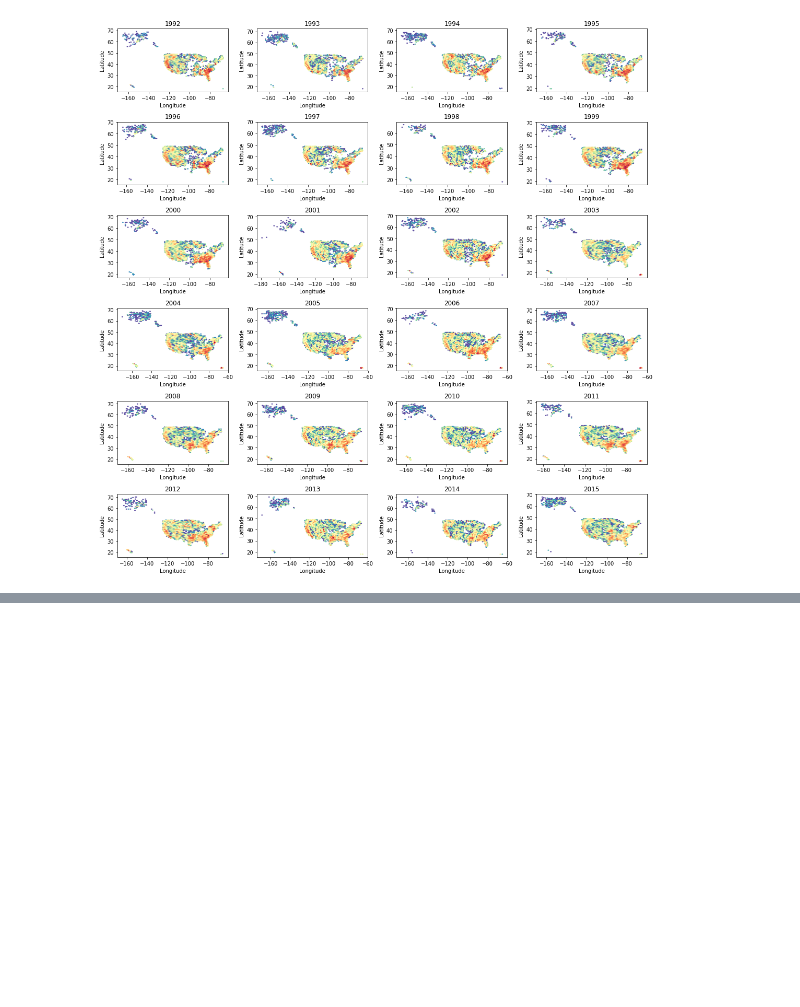
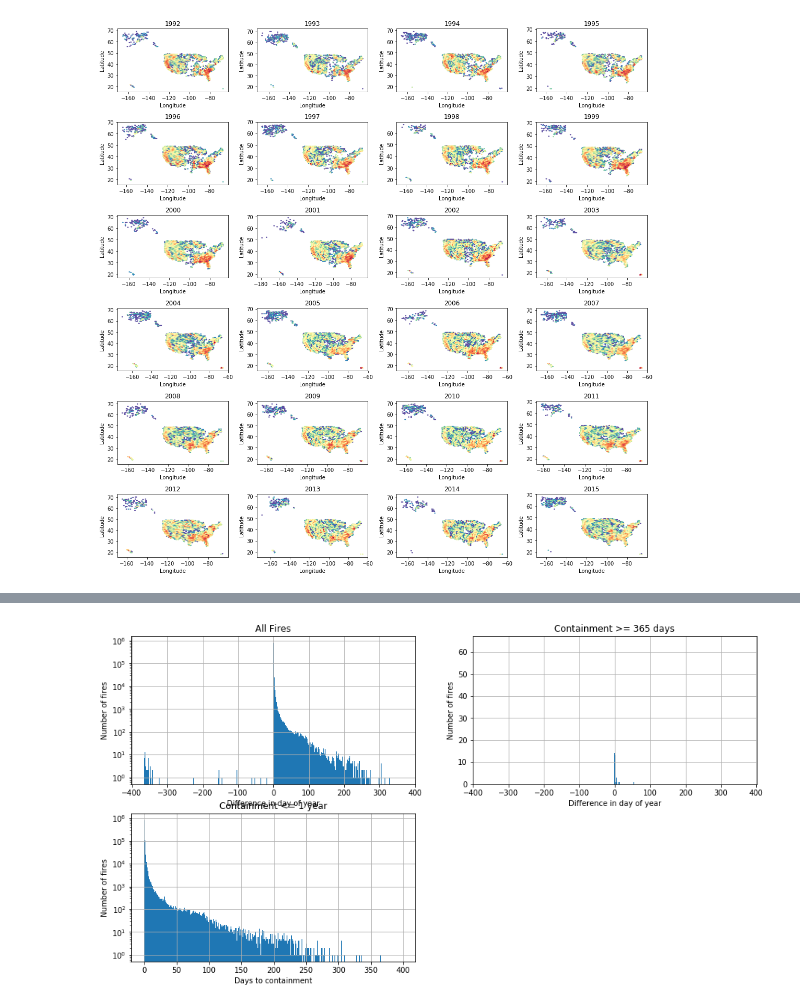
Before and after one commit to Adenordis/Springboard-Capstone-2, a Jupyter notebook: Capstone2_0_ExploreWildfiresData.ipynb, the cells around one changed output, grey strips where cells are left out. Drawn from its saved outputs; the diff is of its cells as text; code cells hidden in the pictures; blank space fills up the shorter version.

```diff
--- a/Capstone2_0_ExploreWildfiresData.ipynb
+++ b/Capstone2_0_ExploreWildfiresData.ipynb
@@ -114,0 +277,22 @@ _ = plt.tight_layout()
+# %%
+_ = plt.figure(figsize = [15,8])
+
+_ = plt.subplot(2,2,1)
+_ = (df.CONT_DOY - df.DISCOVERY_DOY).hist(bins = list(range(-365,366,1)), log = True)
+_ = plt.title('All Fires')
+_ = plt.xlabel('Difference in day of year')
+_ = plt.ylabel('Number of fires')
+
+_ = plt.subplot(2,2,2)
+_ = (df.loc[long_fires, 'CONT_DOY'] - df.loc[long_fires, 'DISCOVERY_DOY']).hist(bins = list(range(-365,366,1)), log = False)
+_ = plt.title('Containment >= 365 days')
+_ = plt.xlabel('Difference in day of year')
+_ = plt.ylabel('Number of fires')
+
+_ = plt.subplot(2,2,3)
+_ = (df.CONT_DOY - df.DISCOVERY_DOY).hist(bins = list(range(400)), log = True)
+_ = plt.title('Containment <= 1 year')
+_ = plt.xlabel('Days to containment')
+_ = plt.ylabel('Number of fires')
+# %% [output]
+[figure, added]
```
Also changed, not shown: parts of 46 cells of this notebook, 7 other files.
